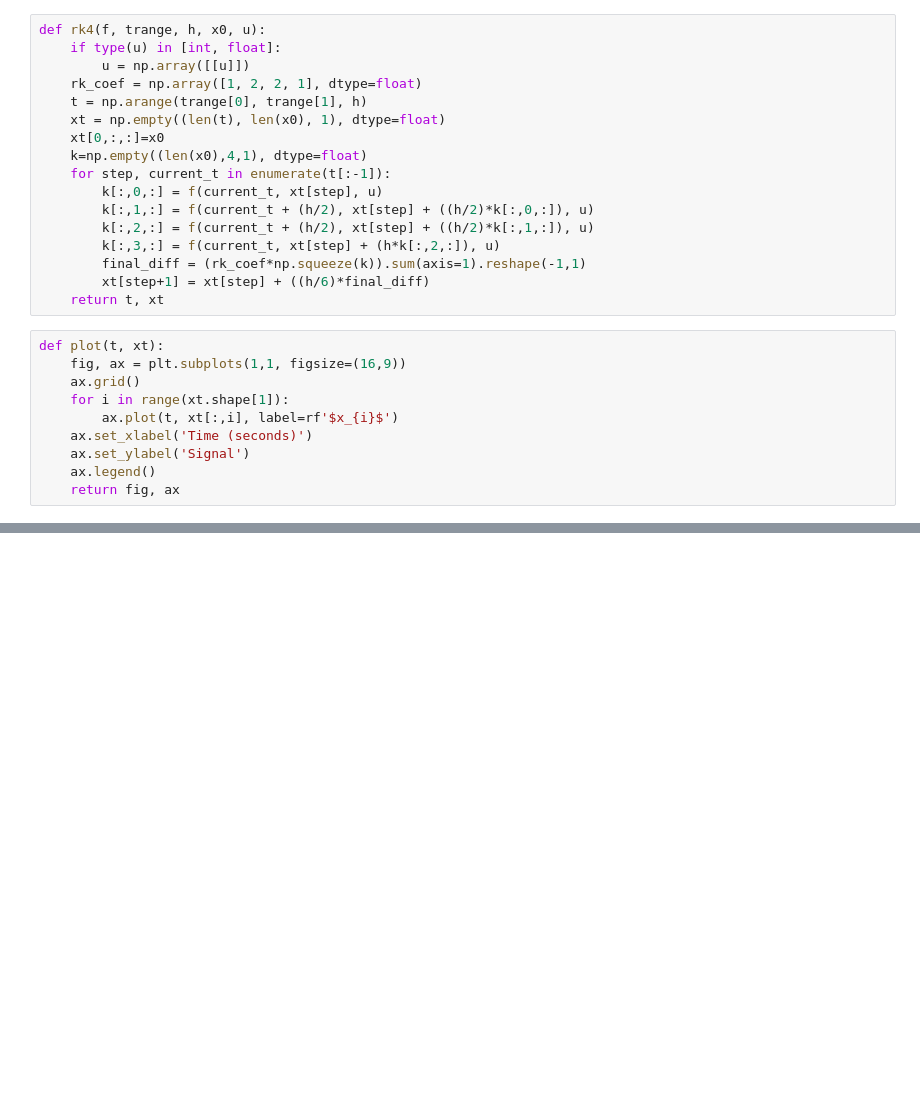
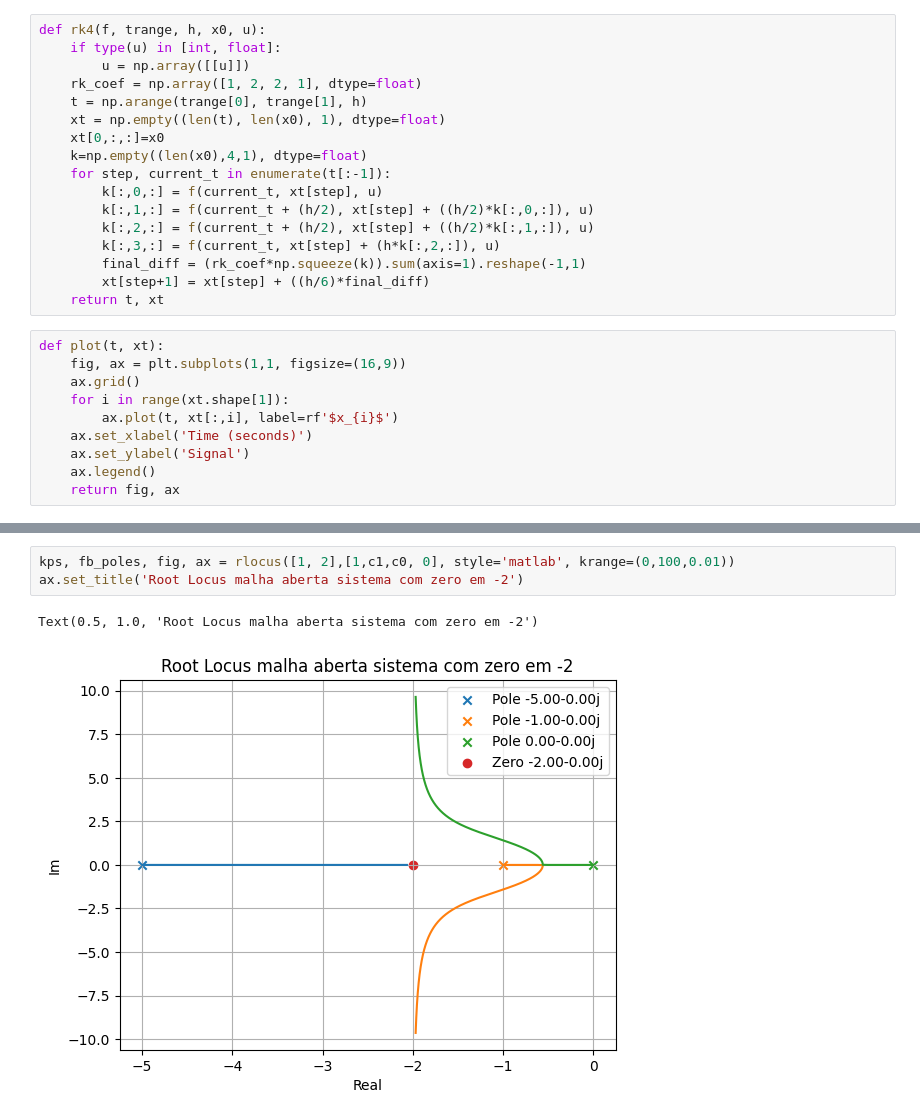
Before and after one commit to lucasbanunes/control-and-automation, a Jupyter notebook: labeca/ativ1_lucas_nunes.ipynb, the cells around one changed output, grey strips where cells are left out. Saved outputs shown, nothing was run; the diff lists cells and outputs as text; blank space fills up the shorter version.

```diff
--- a/labeca/ativ1_lucas_nunes.ipynb
+++ b/labeca/ativ1_lucas_nunes.ipynb
@@ -98,0 +159,6 @@ A, B, C, D
+# %%
+kps, fb_poles, fig, ax = rlocus([1, 2],[1,c1,c0, 0], style='matlab', krange=(0,100,0.01))
+ax.set_title('Root Locus malha aberta sistema com zero em -2')
+# %% [output]
+Text(0.5, 1.0, 'Root Locus malha aberta sistema com zero em -2')
+[figure, added]
```
Also changed, not shown: parts of 15 cells of this notebook, 1 other file.
